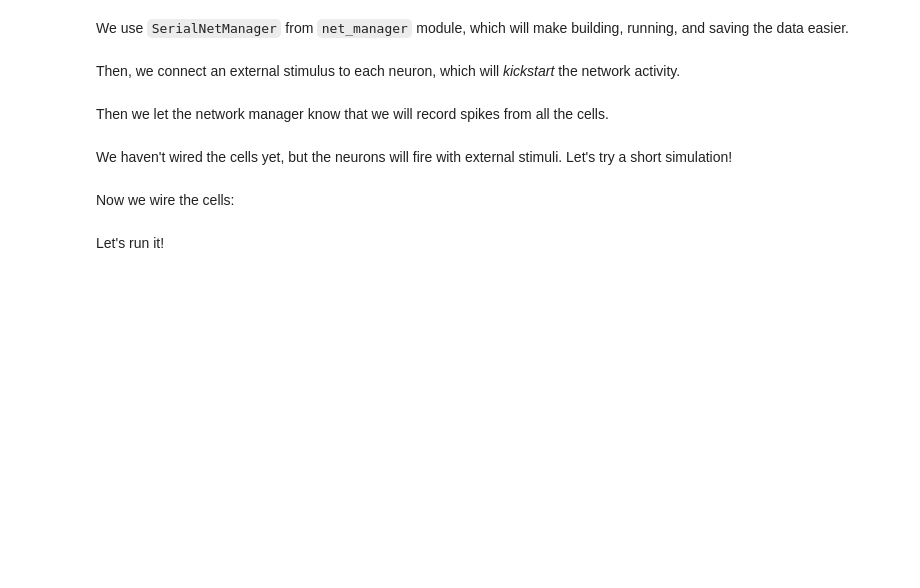
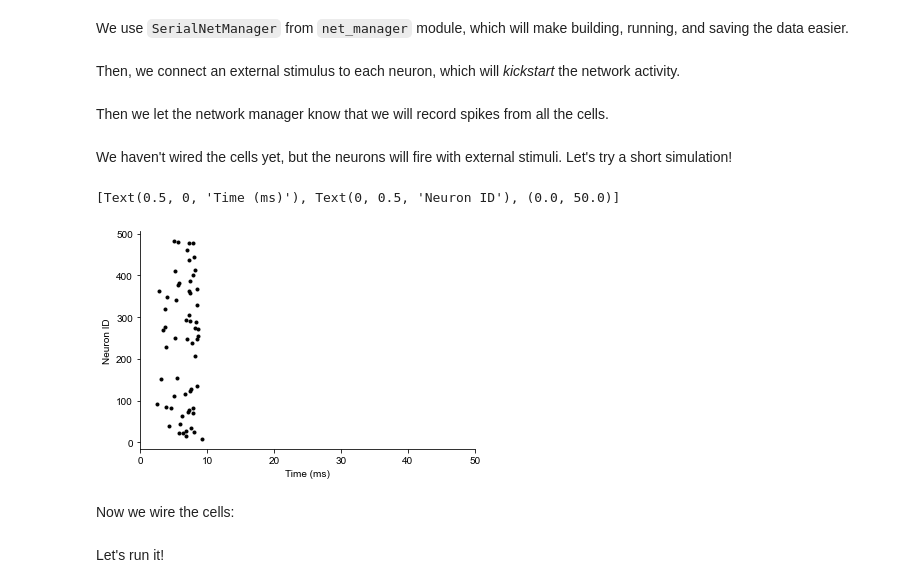
Before and after one commit to shhong/a310_cns_2022, a Jupyter notebook: class_4/NEURON tutorial 4.ipynb, the cells around one changed output. Saved outputs shown, nothing was run; the diff lists cells and outputs as text; code cells hidden in the pictures; blank space fills up the shorter version.

Commit message:
update the NEURON tutorial 4 after the fourth class

```diff
--- a/class_4/NEURON tutorial 4.ipynb
+++ b/class_4/NEURON tutorial 4.ipynb
@@ -160,7 +185,7 @@ class ConnorStevens(Cell):
 # %% [markdown]
 Now, we will build a network model based on this cell type. The network contains 1000 cells and 20% of the neurons are inhibitory while the rest is excitatory. Each cell randomly pulls inputs from 10% of the excitatory and inhibitory cell population.
 # %%
-Ncells = 1000                    # Number of cells
+Ncells = 500                     # Number of cells
 Nexc = int((Ncells/5)*4)         # Excitatory cells = 80%
 Ninh = int(Ncells/5)             # Inhibitory cells = 20%
 nexcpre = int(Nexc*0.1)          # Presynaptic excitatory cells for each neuron = 10% of excitatory cells
@@ -204,7 +235,10 @@ pnm.run()
 # %%
 fig, ax = plt.subplots()
 ax.plot(pnm.spikevec, pnm.idvec, '.k')
-ax.set(xlabel='Time (ms)', ylabel='Neuron', xlim=[0, 50])
+ax.set(xlabel='Time (ms)', ylabel='Neuron ID', xlim=[0, 50])
+# %% [output]
+[Text(0.5, 0, 'Time (ms)'), Text(0, 0.5, 'Neuron ID'), (0.0, 50.0)]
+[figure, added]
 # %% [markdown]
 Now we wire the cells:
 # %%
```
Also changed, not shown: parts of 25 cells of this notebook, 1 other file.
